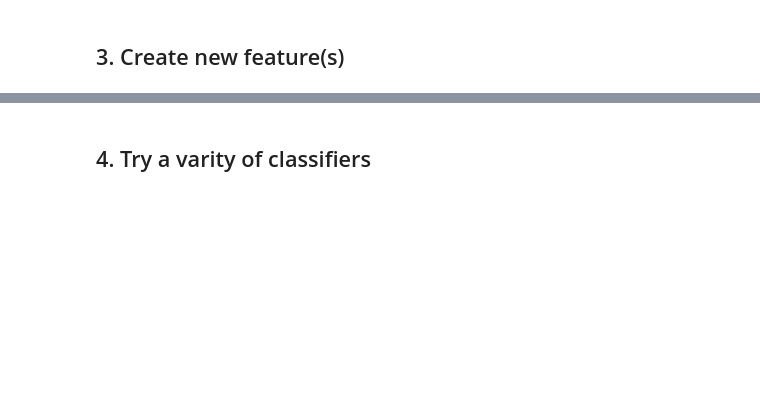
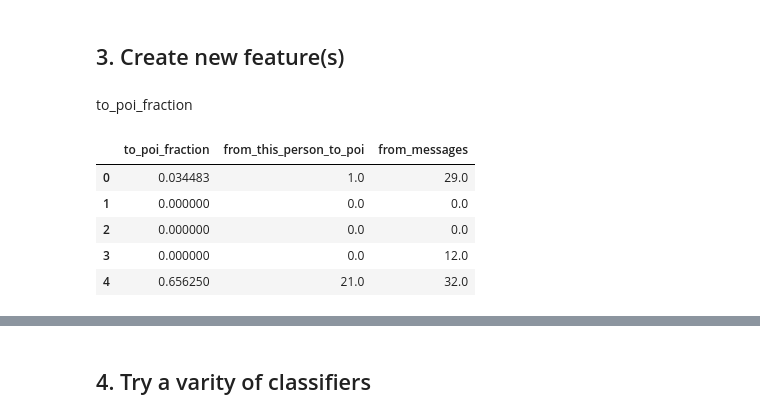
Before and after one commit to ekaraseva/Enron-fraud, a Jupyter notebook: poi_id.ipynb, the cells around one changed output, grey strips where cells are left out. Saved outputs shown, nothing was run; the diff lists cells and outputs as text; code cells hidden in the pictures; blank space fills up the shorter version.

```diff
--- a/poi_id.ipynb
+++ b/poi_id.ipynb
@@ -425,0 +435,14 @@ labels, features = targetFeatureSplit(data)
+# %% [markdown]
+to_poi_fraction
+# %%
+enron_df['to_poi_fraction'] = enron_df['from_this_person_to_poi'] / enron_df['from_messages']
+enron_df['to_poi_fraction']=enron_df['to_poi_fraction'].fillna(0)
+enron_df['to_poi_fraction'].replace(np.inf, 0, inplace=True)
+enron_df[['to_poi_fraction','from_this_person_to_poi','from_messages'] ].head()
+# %% [output]
+|  | to_poi_fraction | from_this_person_to_poi | from_messages |
+| 0 | 0.034483 | 1.0 | 29.0 |
+| 1 | 0.000000 | 0.0 | 0.0 |
+| 2 | 0.000000 | 0.0 | 0.0 |
+| 3 | 0.000000 | 0.0 | 12.0 |
+| 4 | 0.656250 | 21.0 | 32.0 |
```
Also changed, not shown: parts of 34 cells of this notebook.
